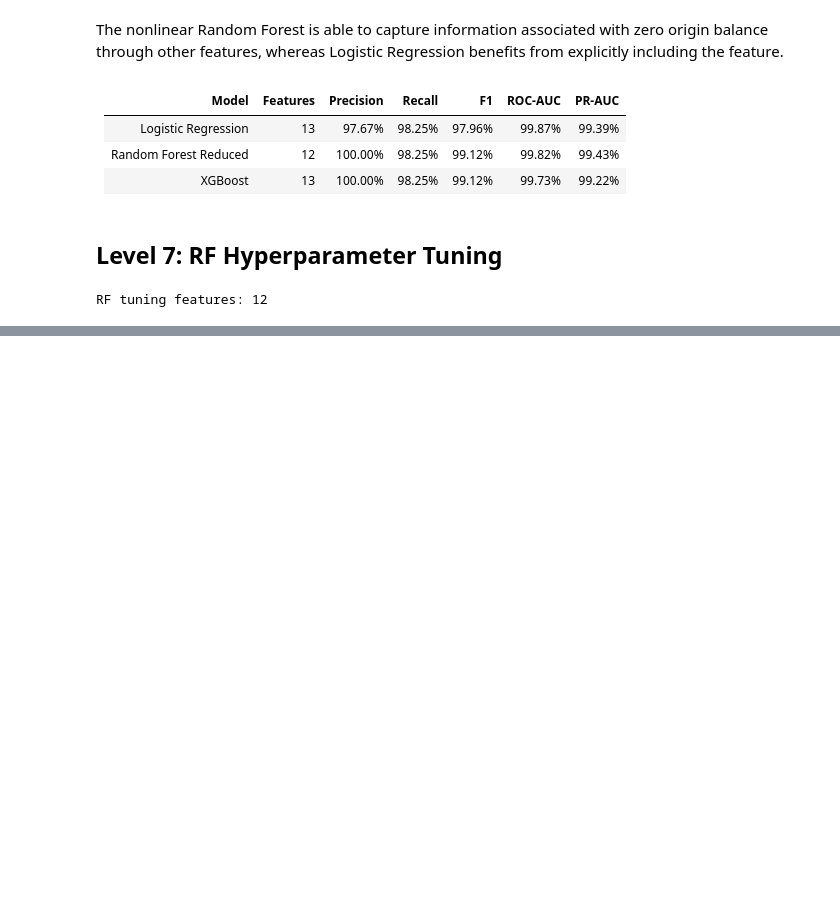
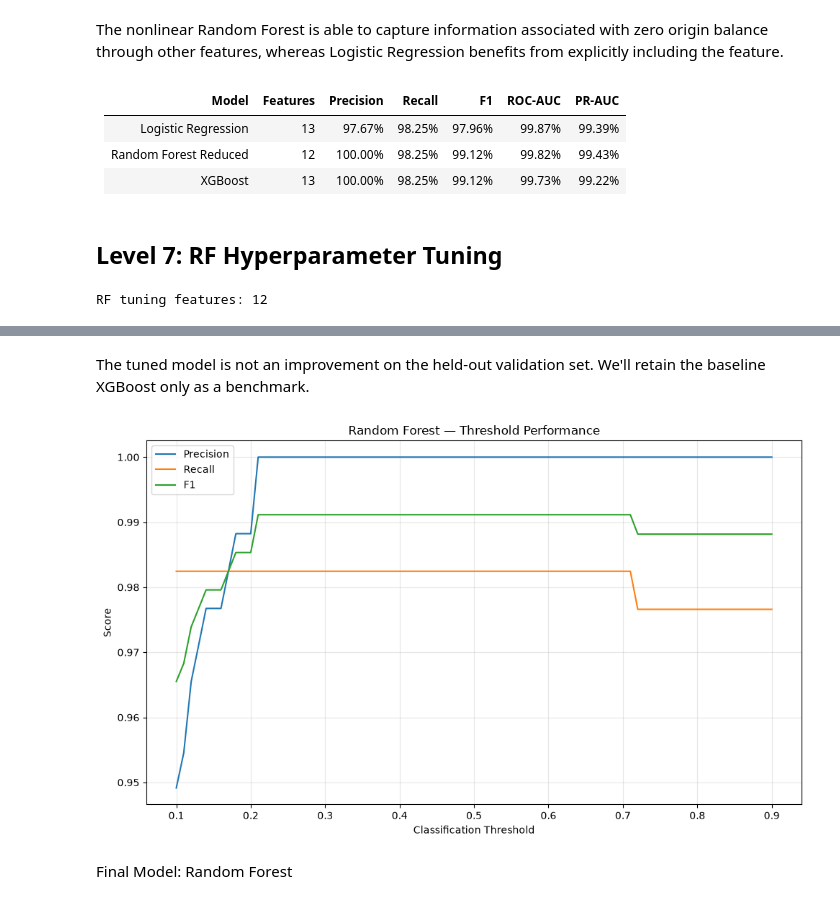
Before and after one commit to KarthikDaivadnya/FraudShield-AI, a Jupyter notebook: fraudshield_ai.ipynb, the cells around one changed output, grey strips where cells are left out. Cells and saved outputs as stored; diff of their text form; code cells hidden in the pictures; blank space fills up the shorter version.

```diff
--- a/fraudshield_ai.ipynb
+++ b/fraudshield_ai.ipynb
@@ -4618,0 +4994,37 @@ rf_search = RandomizedSearchCV(
+# %% [markdown]
+The tuned model is not an improvement on the held-out validation set. We'll retain the baseline XGBoost only as a benchmark.
+# %%
+plt.figure(figsize=(10, 6))
+
+plt.plot(
+    threshold_results_df["Threshold"],
+    threshold_results_df["Precision"],
+    label="Precision"
+)
+
+plt.plot(
+    threshold_results_df["Threshold"],
+    threshold_results_df["Recall"],
+    label="Recall"
+)
+
+plt.plot(
+    threshold_results_df["Threshold"],
+    threshold_results_df["F1"],
+    label="F1"
+)
+
+plt.xlabel("Classification Threshold")
+plt.ylabel("Score")
+plt.title(
+    "Random Forest — Threshold Performance"
+)
+
+plt.legend()
+plt.grid(alpha=0.3)
+plt.tight_layout()
+plt.show()
+# %% [output]
+[figure, added]
+# %% [markdown]
+Final Model: Random Forest
```
Also changed, not shown: parts of 24 cells of this notebook.
